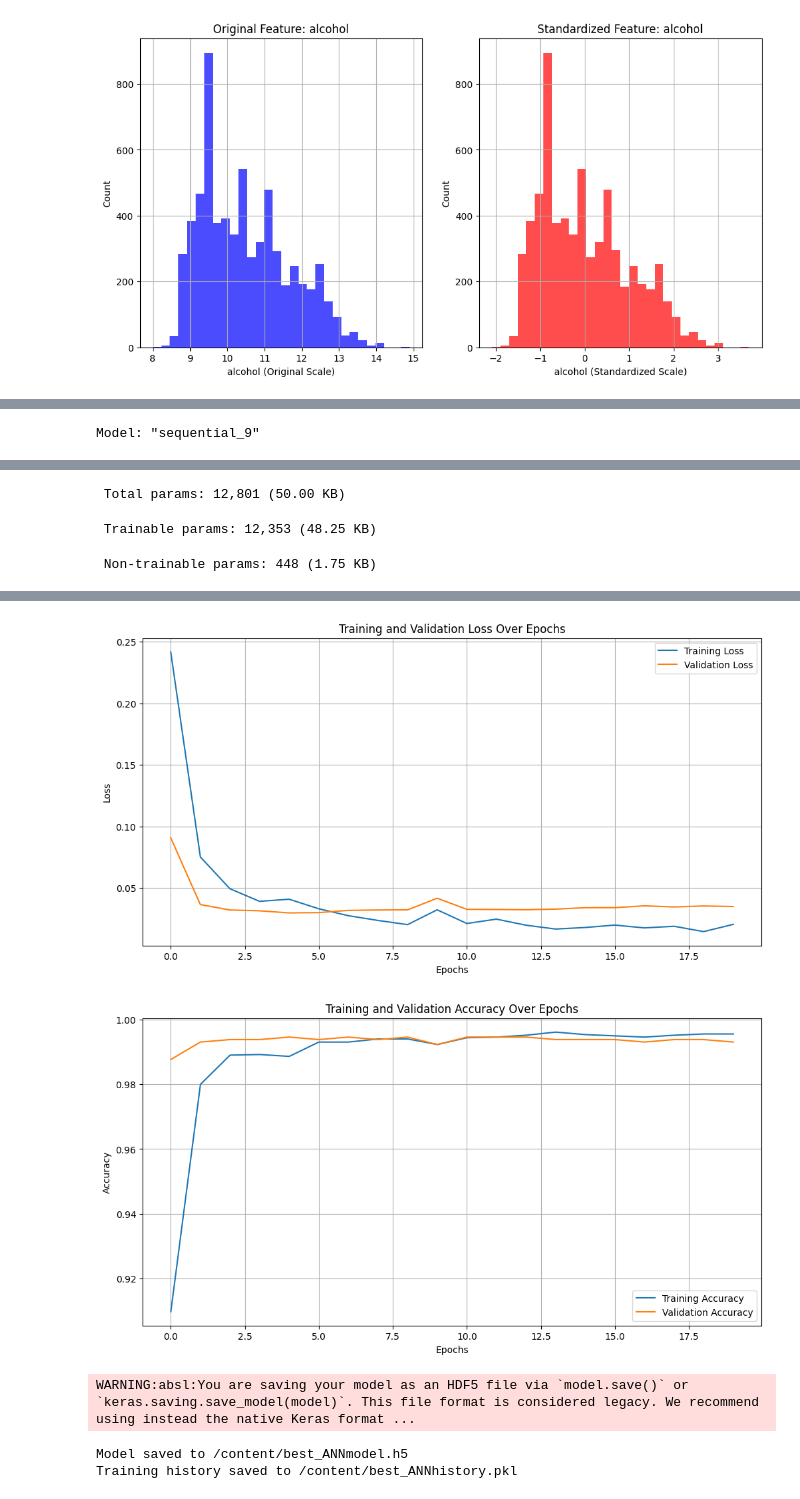
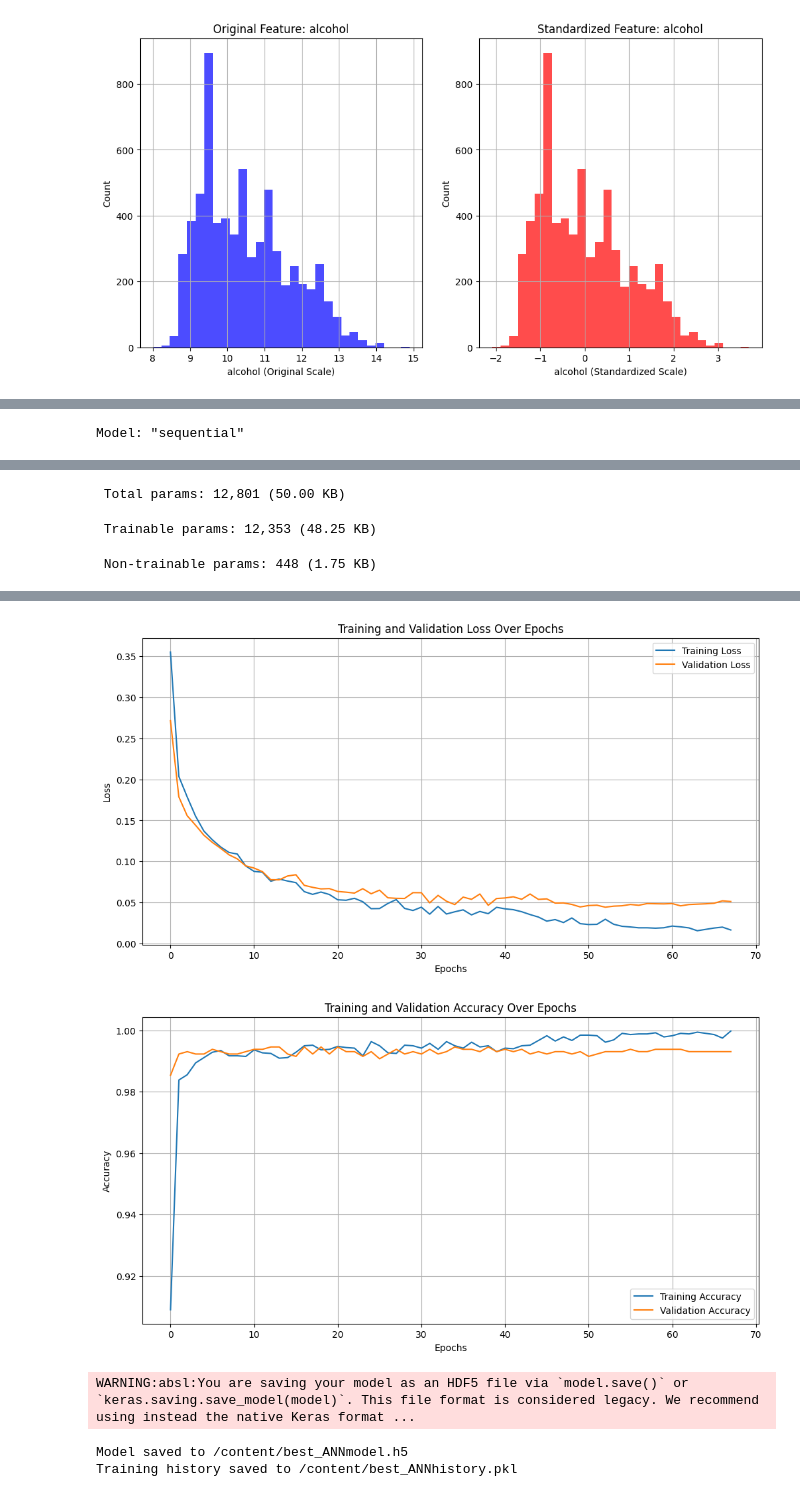
Before and after one commit to Dadoyen2/Artificial-Neural-network-for-the-Analysis-of-Portuguese-wines-Project, a Jupyter notebook: ANN.ipynb, the cells around one changed output, grey strips where cells are left out. Cells and saved outputs as stored; diff of their text form; code cells hidden in the pictures.

```diff
--- a/ANN.ipynb
+++ b/ANN.ipynb
@@ -284,8 +299,11 @@ y_test shape: (1300,)
 # %%
+from tensorflow.keras.regularizers import l2
 from tensorflow.keras.callbacks import EarlyStopping, ReduceLROnPlateau
 from tensorflow.keras.models import Sequential
 from tensorflow.keras.layers import Dense, Dropout, BatchNormalization
 from tensorflow.keras.optimizers import Adam
+from sklearn.metrics import classification_report, roc_auc_score
+from sklearn.utils.class_weight import compute_class_weight
 import matplotlib.pyplot as plt
 import numpy as np
 import joblib
@@ -297,19 +315,39 @@ start_time = time.time()
 # Define the model
 def define_best_model(input_shape):
     model = Sequential([
-        Dense(128, input_shape=input_shape, activation='relu', name='hLayer1'),
-        BatchNormalization(),
-        Dropout(0.3),
-        Dense(64, activation='relu', name='hLayer2'),
+        Dense(128, input_shape=input_shape, activation='relu', kernel_regularizer=l2(0.001), name='hLayer1'),
         BatchNormalization(),
         Dropout(0.2),
-        Dense(32, activation='relu', name='hLayer3'),
+        Dense(64, activation='relu', kernel_regularizer=l2(0.001), name='hLayer2'),
+        BatchNormalization(),
+        Dropout(0.2),
+        Dense(32, activation='relu', kernel_regularizer=l2(0.001), name='hLayer3'),
         BatchNormalization(),
         Dropout(0.2),
         Dense(1, activation='sigmoid', name='outputLayer')  # Sigmoid for binary classification
     ])
-    model.compile(optimizer='adam', loss='binary_crossentropy', metrics=['accuracy'])
+    model.compile(optimizer=Adam(learning_rate=0.001),
+                  loss='binary_crossentropy',
+                  metrics=['accuracy', 'AUC'])
     return model
+
+
+def define_model(NE): #NE = nombre de neurones d'entrée
+
+    model = keras.models.Sequential()
+    model.add(keras.layers.Input(NE, name='iLayer'))
+    model.add(keras.layers.Dense(7, activation='relu', name='hLayer1'))
+    model.add(keras.layers.Dense(5, activation='relu', name='hLayer2'))
+    model.add(keras.layers.Dense(3, activation='softmax', name='oLayer'))
+
+    model.compile(optimizer = 'adam',
+                  loss      = 'categorical_crossentropy',
+                  metrics   = ['accuracy'] )
+    return model
+
+# Compute class weights for imbalance handling
+class_weights = compute_class_weight(class_weight='balanced', classes=np.unique(y_train), y=y_train)
+class_weights = dict(enumerate(class_weights))
 
 # Initialize the model
 input_shape = (X_train.shape[1],)  # Ensure input shape matches the number of features
@@ -328,7 +366,8 @@ history = best_ANNmodel.fit(
     batch_size=32,          # Batch size
     verbose=1,              # Verbose output
     validation_data=(X_test, y_test),  # Validation data
-    callbacks=[early_stopping, reduce_lr]  # Apply callbacks
+    callbacks=[early_stopping, reduce_lr],  # Apply callbacks
+    class_weight=class_weights  # Class weights for imbalance handling
 )
 
 # Display elapsed time
@@ -341,32 +380,27 @@ test_eval = best_ANNmodel.evaluate(X_test, y_test, verbose=0)
 print(f"\nTraining Evaluation: Loss = {train_eval[0]:.4f}, Accuracy = {train_eval[1]:.4f}")
 print(f"Test Evaluation: Loss = {test_eval[0]:.4f}, Accuracy = {test_eval[1]:.4f}")
 
-# Predictions for metrics calculation
+# Predictions
 ytrain_hat = best_ANNmodel.predict(X_train).flatten()
 ytest_hat = best_ANNmodel.predict(X_test).flatten()
 
-# Calculate residuals
-diffyt = y_train - ytrain_hat
-diffyp = y_test - ytest_hat
+# Apply threshold for binary predictions
+threshold = 0.3
+ytrain_pred_binary = (ytrain_hat >= threshold).astype(int)
+ytest_pred_binary = (ytest_hat >= threshold).astype(int)
 
-# Training metrics
-train_mean = np.mean(diffyt)
-train_std = np.std(diffyt)
-train_mae = np.mean(np.abs(diffyt))
-train_r2 = np.corrcoef(y_train, ytrain_hat)[0, 1] ** 2
+# Classification Reports
+print("\nClassification Report (Train):")
+print(classification_report(y_train, ytrain_pred_binary, target_names=['Red', 'White']))
 
-# Test metrics
-test_mean = np.mean(diffyp)
-test_std = np.std(diffyp)
-test_mae = np.mean(np.abs(diffyp))
-test_r2 = np.corrcoef(y_test, ytest_hat)[0, 1] ** 2
+print("\nClassification Report (Test):")
+print(classification_report(y_test, ytest_pred_binary, target_names=['Red', 'White']))
 
-# Display metrics
-print("\nTraining Metrics:")
-print(f"Mean: {train_mean:.4f}, SD: {train_std:.4f}, MAE: {train_mae:.4f}, R²: {train_r2:.4f}")
-
-print("\nTest Metrics:")
-print(f"Mean: {test_mean:.4f}, SD: {test_std:.4f}, MAE: {test_mae:.4f}, R²: {test_r2:.4f}")
+# AUC Scores
+roc_auc_train = roc_auc_score(y_train, ytrain_hat)
+roc_auc_test = roc_auc_score(y_test, ytest_hat)
+print(f"\nAUC (Train): {roc_auc_train:.4f}")
+print(f"AUC (Test): {roc_auc_test:.4f}")
 
 # Plot training history (loss)
 plt.figure(figsize=(12, 6))
@@ -400,7 +434,7 @@ history_path = '/content/best_ANNhistory.pkl'
 joblib.dump(history.history, history_path)
 print(f"Training history saved to {history_path}")
 # %% [output]
-Model: "sequential_9"
+Model: "sequential"
 ┏━━━━━━━━━━━━━━━━━━━━━━━━━━━━━━━━━━━━━━┳━━━━━━━━━━━━━━━━━━━━━━━━━━━━━┳━━━━━━━━━━━━━━━━━┓
 ┃ Layer (type)                         ┃ Output Shape                ┃         Param # ┃
 ┡━━━━━━━━━━━━━━━━━━━━━━━━━━━━━━━━━━━━━━╇━━━━━━━━━━━━━━━━━━━━━━━━━━━━━╇━━━━━━━━━━━━━━━━━┩
@@ -441,5 +475,5 @@ Mean: -0.0009, SD: 0.0740, MAE: 0.0097, R²: 0.9697
-[figure, old version]
+[figure, new version]
-[figure, old version]
+[figure, new version]
 WARNING:absl:You are saving your model as an HDF5 file via `model.save()` or `keras.saving.save_model(model)`. This file format is considered legacy. We recommend using instead the native Keras format ...
 Model saved to /content/best_ANNmodel.h5
 Training history saved to /content/best_ANNhistory.pkl
```
Also changed, not shown: parts of 37 cells of this notebook.
